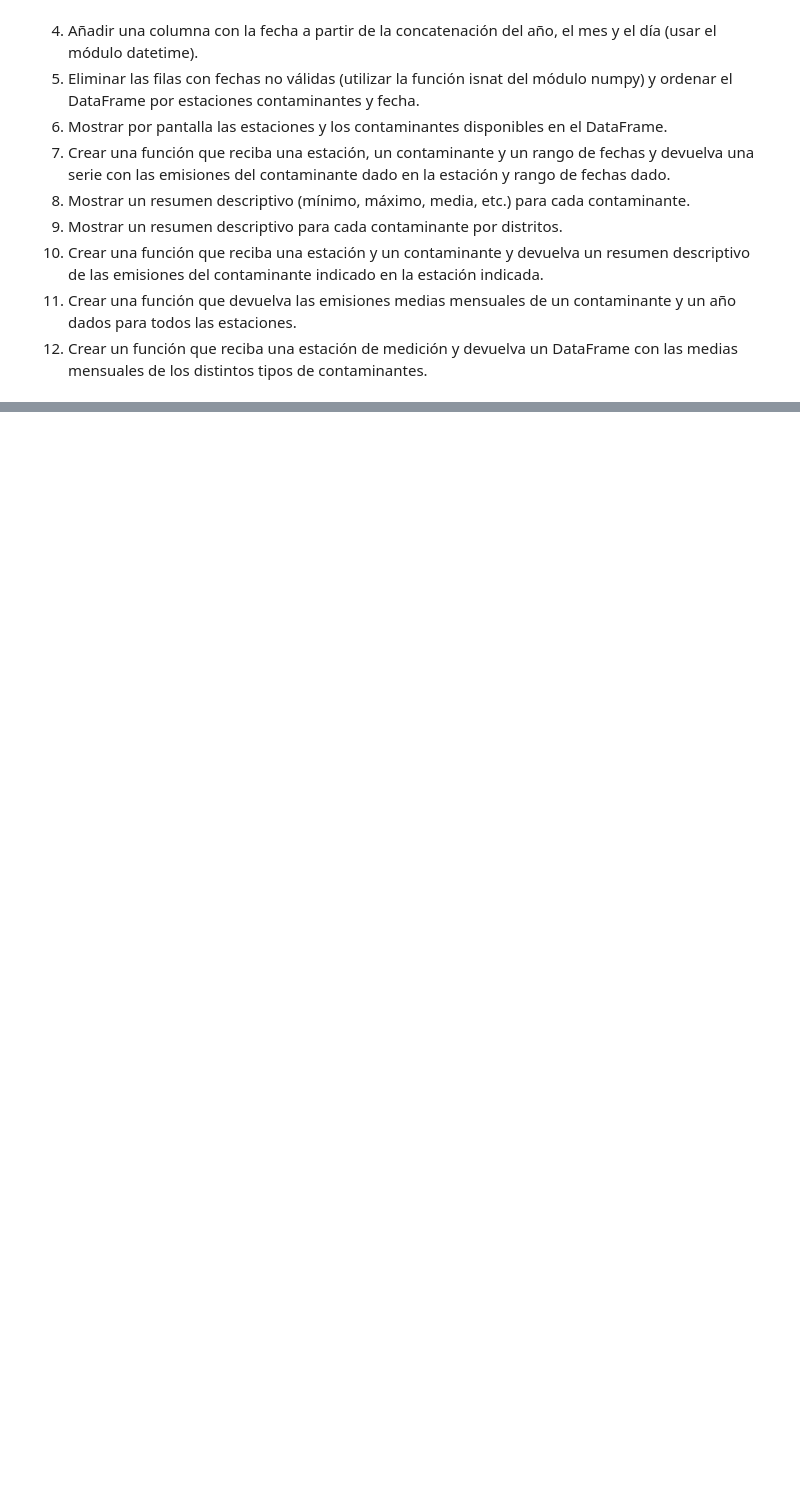
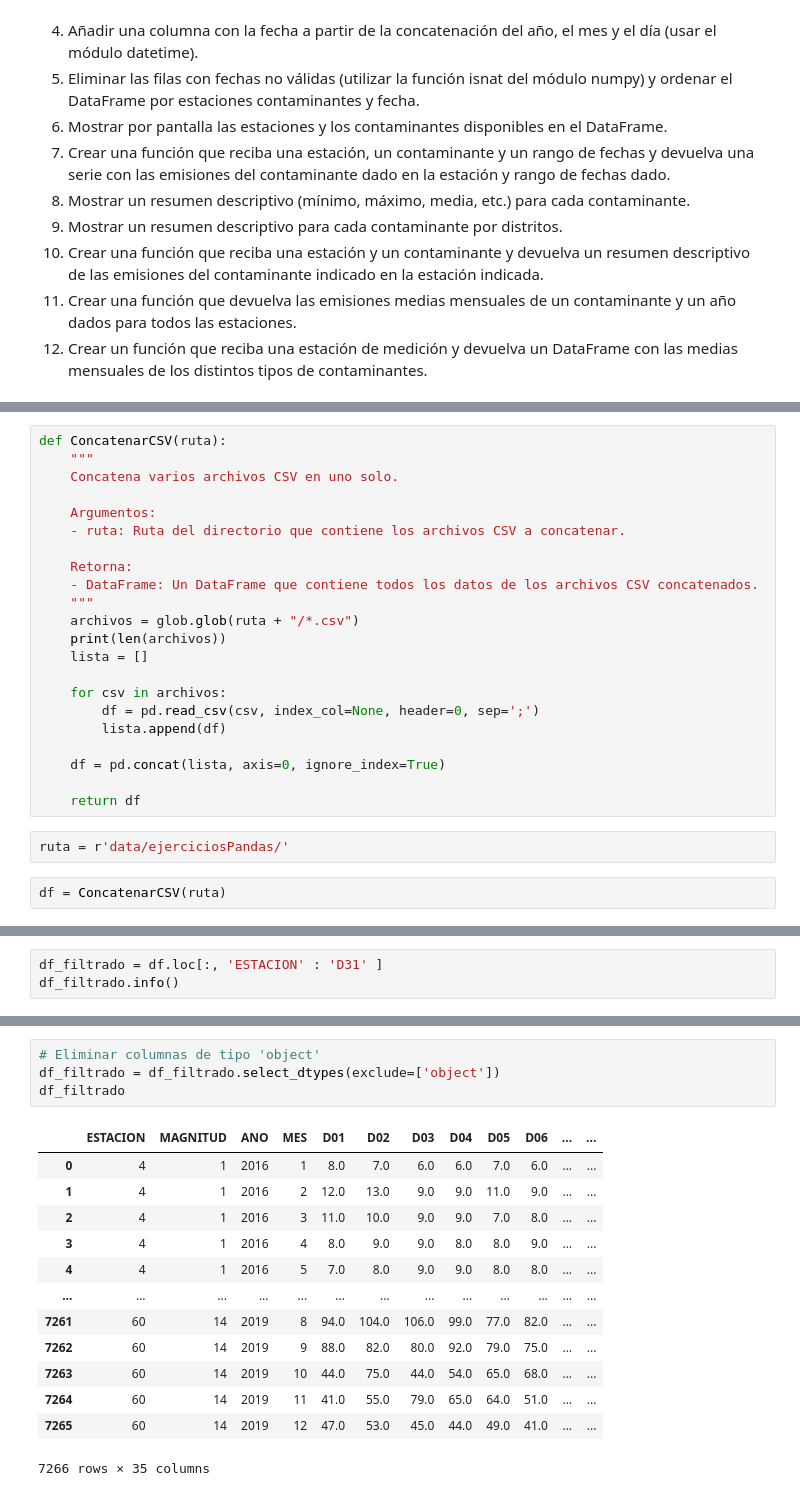
Before and after one commit to javipiazza94/Data-Science-TBB, a Jupyter notebook: SCRIPTS/Legal/Ejercicios.ipynb, the cells around one changed output, grey strips where cells are left out. Cells and saved outputs as stored; diff of their text form; blank space fills up the shorter version.

Commit message:
Actualizacion ejercicios

```diff
--- a/SCRIPTS/Legal/Ejercicios.ipynb
+++ b/SCRIPTS/Legal/Ejercicios.ipynb
@@ -473,0 +470,26 @@ Los ficheros emisiones-2016.csv, emisiones-2017.csv, emisiones-2018.csv y emisio
+# %%
+def ConcatenarCSV(ruta):
+    """
+    Concatena varios archivos CSV en uno solo.
+
+    Argumentos:
+    - ruta: Ruta del directorio que contiene los archivos CSV a concatenar.
+
+    Retorna:
+    - DataFrame: Un DataFrame que contiene todos los datos de los archivos CSV concatenados.
+    """
+    archivos = glob.glob(ruta + "/*.csv")
+    print(len(archivos))
+    lista = []
+
+    for csv in archivos:
+        df = pd.read_csv(csv, index_col=None, header=0, sep=';')
+        lista.append(df)
+
+    df = pd.concat(lista, axis=0, ignore_index=True)
+
+    return df
+# %%
+ruta = r'data/ejerciciosPandas/'
+# %%
+df = ConcatenarCSV(ruta)
@@ -473,0 +515,3 @@ Los ficheros emisiones-2016.csv, emisiones-2017.csv, emisiones-2018.csv y emisio
+# %%
+df_filtrado = df.loc[:, 'ESTACION' : 'D31' ]
+df_filtrado.info()
@@ -473,0 +536,18 @@ Los ficheros emisiones-2016.csv, emisiones-2017.csv, emisiones-2018.csv y emisio
+# %%
+# Eliminar columnas de tipo 'object'
+df_filtrado = df_filtrado.select_dtypes(exclude=['object'])
+df_filtrado
+# %% [output]
+|  | ESTACION | MAGNITUD | ANO | MES | D01 | D02 | D03 | D04 | D05 | D06 | ... | ... |
+| 0 | 4 | 1 | 2016 | 1 | 8.0 | 7.0 | 6.0 | 6.0 | 7.0 | 6.0 | ... | ... |
+| 1 | 4 | 1 | 2016 | 2 | 12.0 | 13.0 | 9.0 | 9.0 | 11.0 | 9.0 | ... | ... |
+| 2 | 4 | 1 | 2016 | 3 | 11.0 | 10.0 | 9.0 | 9.0 | 7.0 | 8.0 | ... | ... |
+| 3 | 4 | 1 | 2016 | 4 | 8.0 | 9.0 | 9.0 | 8.0 | 8.0 | 9.0 | ... | ... |
+| 4 | 4 | 1 | 2016 | 5 | 7.0 | 8.0 | 9.0 | 9.0 | 8.0 | 8.0 | ... | ... |
+| ... | ... | ... | ... | ... | ... | ... | ... | ... | ... | ... | ... | ... |
+| 7261 | 60 | 14 | 2019 | 8 | 94.0 | 104.0 | 106.0 | 99.0 | 77.0 | 82.0 | ... | ... |
+| 7262 | 60 | 14 | 2019 | 9 | 88.0 | 82.0 | 80.0 | 92.0 | 79.0 | 75.0 | ... | ... |
+| 7263 | 60 | 14 | 2019 | 10 | 44.0 | 75.0 | 44.0 | 54.0 | 65.0 | 68.0 | ... | ... |
+| 7264 | 60 | 14 | 2019 | 11 | 41.0 | 55.0 | 79.0 | 65.0 | 64.0 | 51.0 | ... | ... |
+| 7265 | 60 | 14 | 2019 | 12 | 47.0 | 53.0 | 45.0 | 44.0 | 49.0 | 41.0 | ... | ... |
+7266 rows × 35 columns
```
Also changed, not shown: parts of 40 cells of this notebook, 4 other files.
